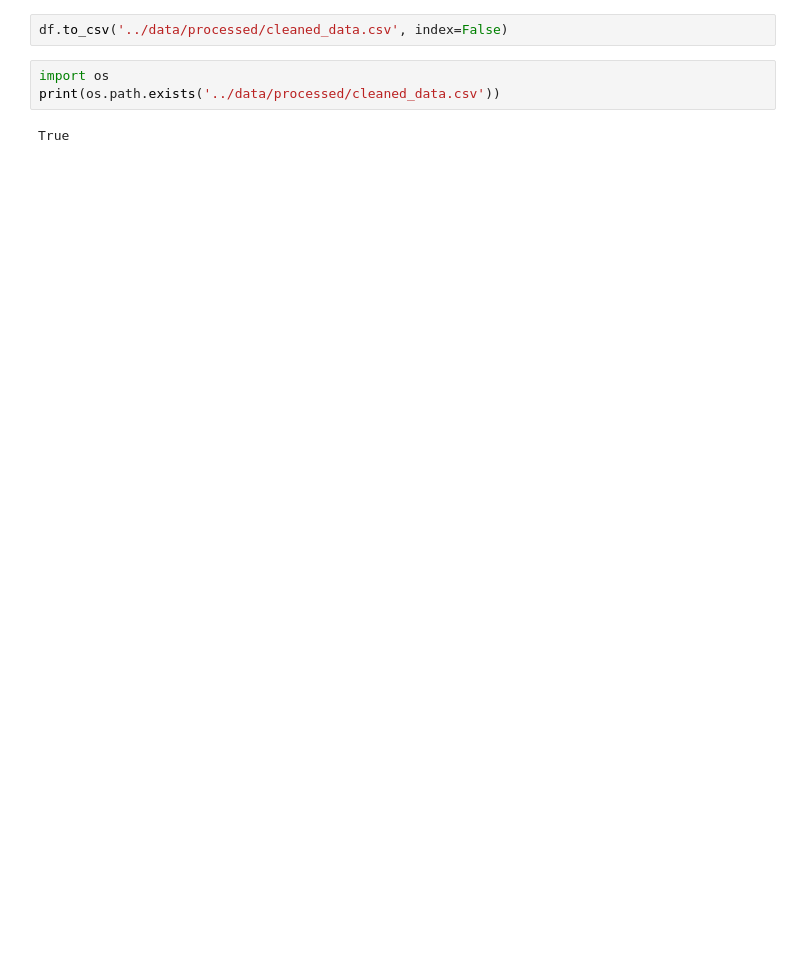
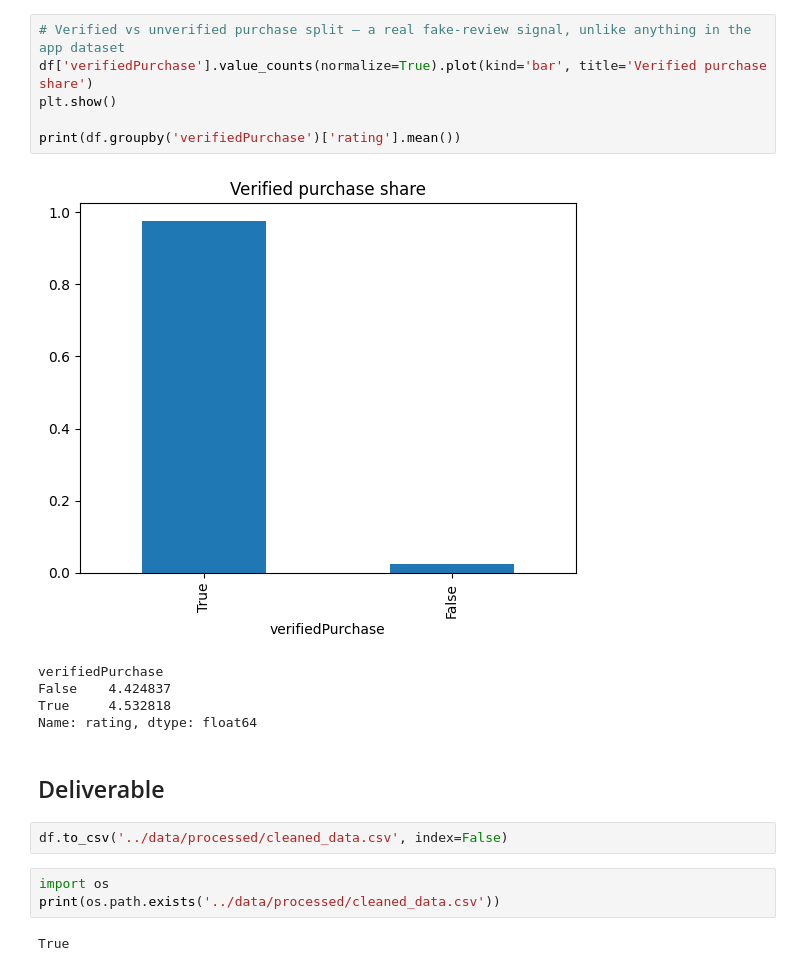
Before and after one commit to Camelia-Tribeche/Review-Guardian, a Jupyter notebook: notebooks/01_EDA.ipynb, the cells around one changed output. Saved outputs shown, nothing was run; the diff lists cells and outputs as text; blank space fills up the shorter version.

```diff
--- a/notebooks/01_EDA.ipynb
+++ b/notebooks/01_EDA.ipynb
@@ -51,3 +113,17 @@ plt.show()
+# %%
+# Verified vs unverified purchase split — a real fake-review signal, unlike anything in the app dataset
+df['verifiedPurchase'].value_counts(normalize=True).plot(kind='bar', title='Verified purchase share')
+plt.show()
+
+print(df.groupby('verifiedPurchase')['rating'].mean())
+# %% [output]
+[figure, added]
+verifiedPurchase
+False    4.424837
+True     4.532818
+Name: rating, dtype: float64
+# %% [markdown]
+## Deliverable
 # %%
 df.to_csv('../data/processed/cleaned_data.csv', index=False)
 # %%
```
Also changed, not shown: parts of 8 cells of this notebook, 10 other files.
